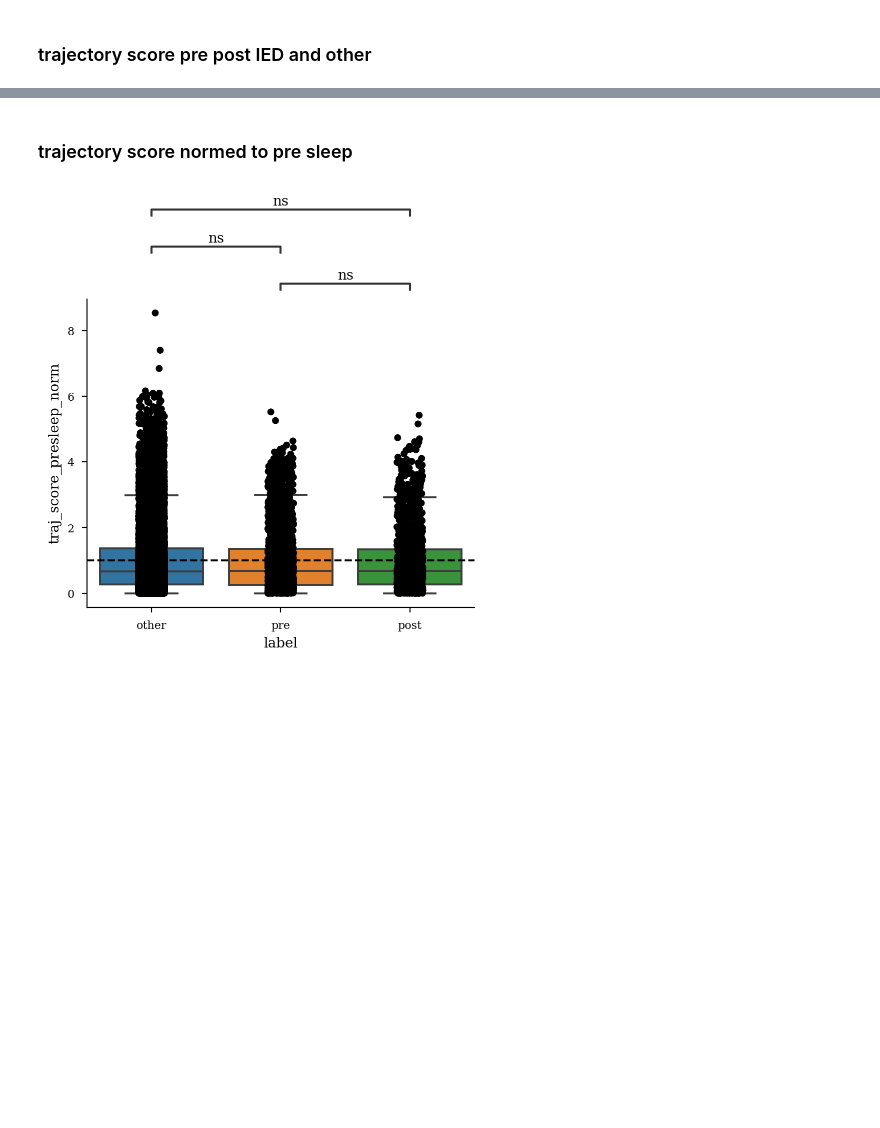
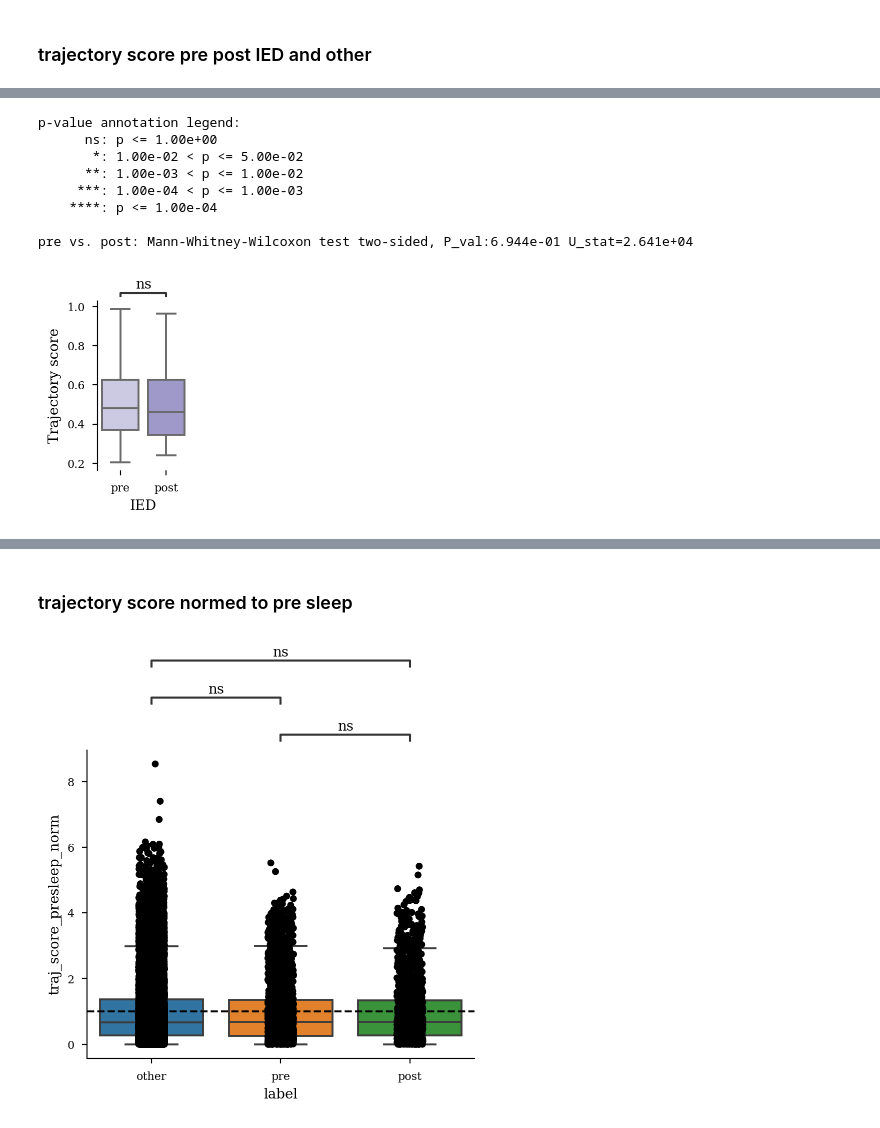
Before and after one commit to ryanharvey1/ad_ied, a Jupyter notebook: scripts/replay/replay_ied.ipynb, the cells around one changed output, grey strips where cells are left out. Cells and saved outputs as stored; diff of their text form; code cells hidden in the pictures; blank space fills up the shorter version.

```diff
--- a/scripts/replay/replay_ied.ipynb
+++ b/scripts/replay/replay_ied.ipynb
@@ -321,0 +346,53 @@ sns.despine()
+# %%
+fig, ax = plt.subplots(
+    figsize=functions.set_size("thesis", fraction=0.2, subplots=(3, 1)), edgecolor=None
+)
+
+group_colors = {"pre": "#ccc9e2", "post": "#9e99c9"}
+
+query = "decoding_median_error < 25 & epoch.str.contains('post') & score_pval_col_cycle < 0.05"
+
+sns.boxplot(
+    data=results_df.query(query),
+    x="label",
+    y="trajectory_score",
+    order=group_colors.keys(),
+    palette=group_colors.values(),
+    showfliers=False,
+    saturation=1
+)
+box_pairs = [
+    ("pre", "post"),
+]
+annotator = Annotator(
+    plt.gca(),
+    box_pairs,
+    data=results_df.query(query),
+    x="label",
+    y="trajectory_score",
+    order=group_colors.keys()
+)
+annotator.configure(
+    test="Mann-Whitney",
+    text_format="star",
+    loc="outside",
+    comparisons_correction=None,
+    verbose=1,
+)
+annotator.apply_and_annotate()
+
+ax.set_ylabel("Trajectory score")
+ax.set_xlabel("IED")
+
+sns.despine(bottom=True)
+plt.savefig(os.path.join(fig_save_path,'trajectory_score.svg'),dpi=300,bbox_inches='tight')
+# %% [output]
+p-value annotation legend:
+      ns: p <= 1.00e+00
+       *: 1.00e-02 < p <= 5.00e-02
+      **: 1.00e-03 < p <= 1.00e-02
+     ***: 1.00e-04 < p <= 1.00e-03
+    ****: p <= 1.00e-04
+
+pre vs. post: Mann-Whitney-Wilcoxon test two-sided, P_val:6.944e-01 U_stat=2.641e+04
+[figure, added]
```
Also changed, not shown: parts of 11 cells of this notebook, 1 other file.
